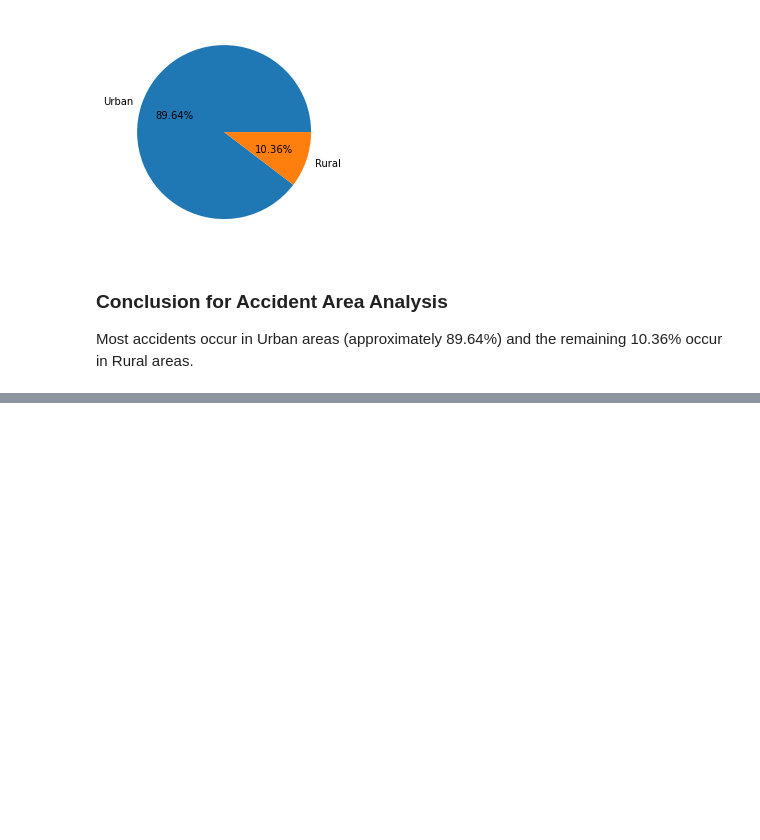
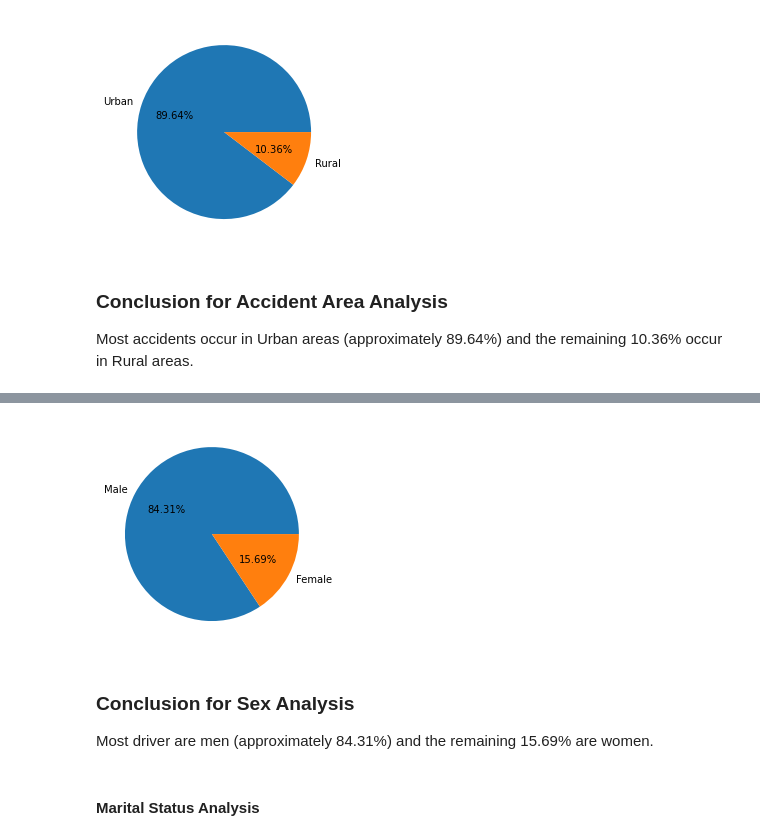
Before and after one commit to MohammadRouintan/Vehicle-Insurance-Claim-Fraud-Detection-Classification, a Jupyter notebook: Vehicle Insurance.ipynb, the cells around one changed output, grey strips where cells are left out. Drawn from its saved outputs; the diff is of its cells as text; code cells hidden in the pictures; blank space fills up the shorter version.

Commit message:
complete sex and marital analysis

```diff
--- a/Vehicle Insurance.ipynb
+++ b/Vehicle Insurance.ipynb
@@ -634,0 +678,11 @@ Most accidents occur in Urban areas (approximately 89.64%) and the remaining 10.
+# %%
+labels = ['Male', 'Female']
+plt.pie(vic['Sex'].value_counts().values, labels=labels, autopct='%.2f%%')
+plt.show()
+# %% [output]
+[figure, added]
+# %% [markdown]
+### Conclusion for Sex Analysis
+Most driver are men (approximately 84.31%) and the remaining 15.69% are women.
+# %% [markdown]
+#### Marital Status Analysis
```
Also changed, not shown: parts of 10 cells of this notebook.
